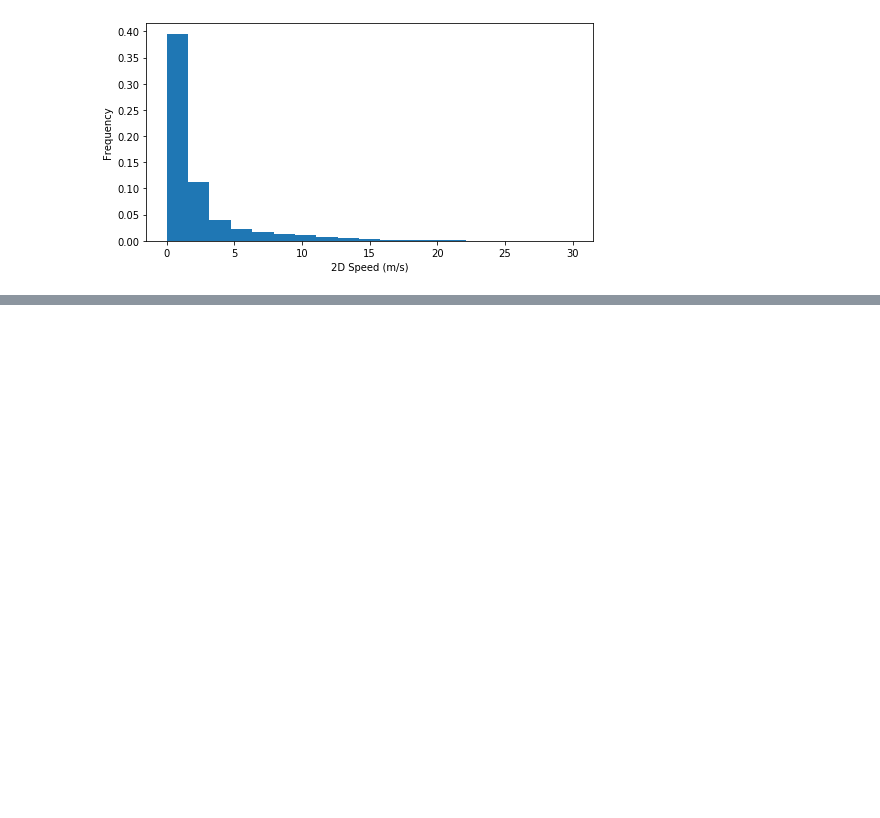
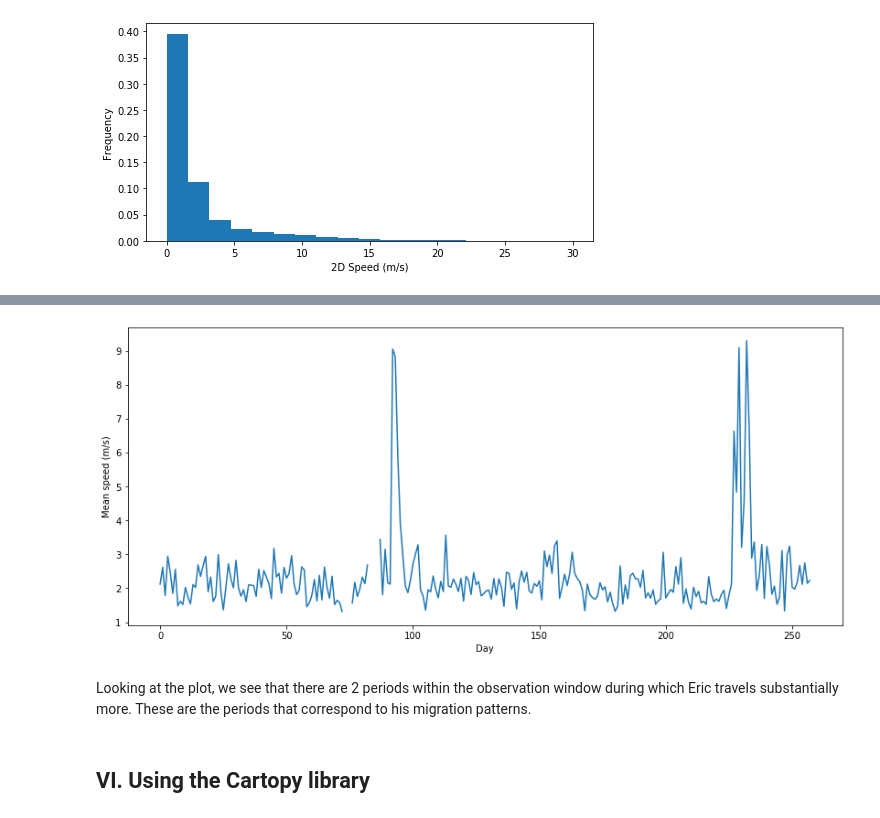
Before and after one commit to Saber627/HarvardX-PH526x, a Jupyter notebook: Case Study 5 - Bird Migration/birds.ipynb, the cells around one changed output, grey strips where cells are left out. Drawn from its saved outputs; the diff is of its cells as text; code cells hidden in the pictures; blank space fills up the shorter version.

```diff
--- a/Case Study 5 - Bird Migration/birds.ipynb
+++ b/Case Study 5 - Bird Migration/birds.ipynb
@@ -91,0 +145,33 @@ plt.show()
+# %%
+data = birddata[birddata.bird_name == "Eric"]
+# %%
+times = data.timestamps
+# %%
+elapsed_time = [time - times[0] for time in times]
+# %%
+elapsed_days = np.array(elapsed_time) / datetime.timedelta(days=1)
+# %%
+next_day = 1
+inds = []
+daily_mean_speed = []
+
+for (i,t) in enumerate(elapsed_days):
+    if t < next_day:
+        inds.append(i)
+    else:
+        # compute mean speed
+        daily_mean_speed.append(np.mean(data.speed_2d[inds]))
+        next_day += 1
+        inds = []
+
+plt.figure(figsize=(14,6))
+plt.plot(daily_mean_speed)
+plt.xlabel("Day")
+plt.ylabel("Mean speed (m/s)")
+plt.show()
+# %% [output]
+[figure, added]
+# %% [markdown]
+Looking at the plot, we see that there are 2 periods within the observation window during which Eric travels substantially more. These are the periods that correspond to his migration patterns.
+# %% [markdown]
+## VI. Using the Cartopy library
```
Also changed, not shown: parts of 17 cells of this notebook, 1 other file.
